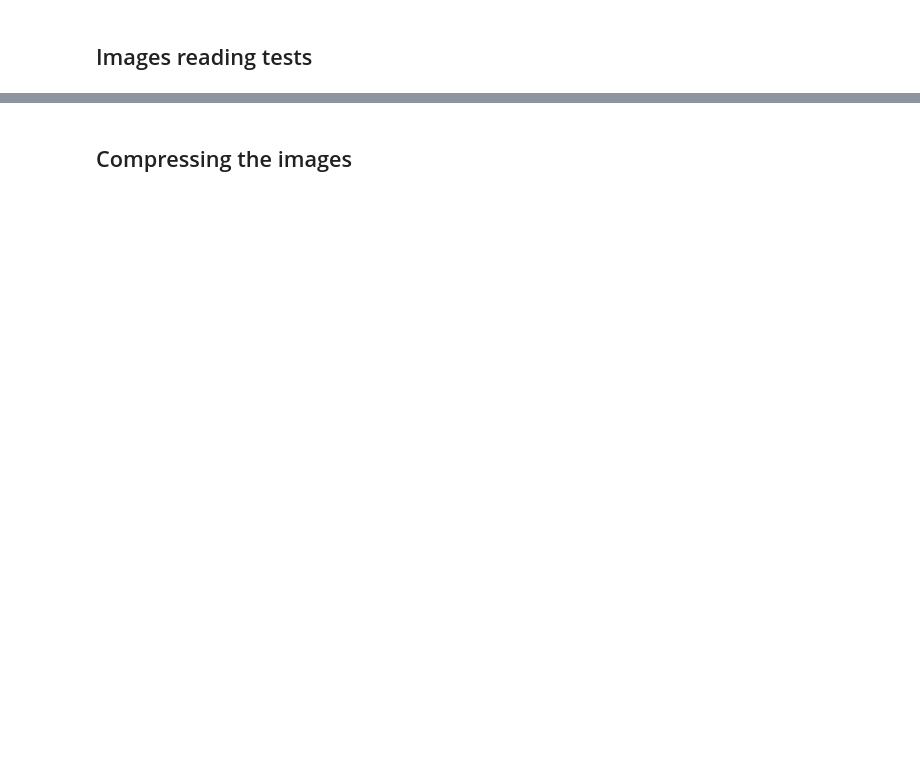
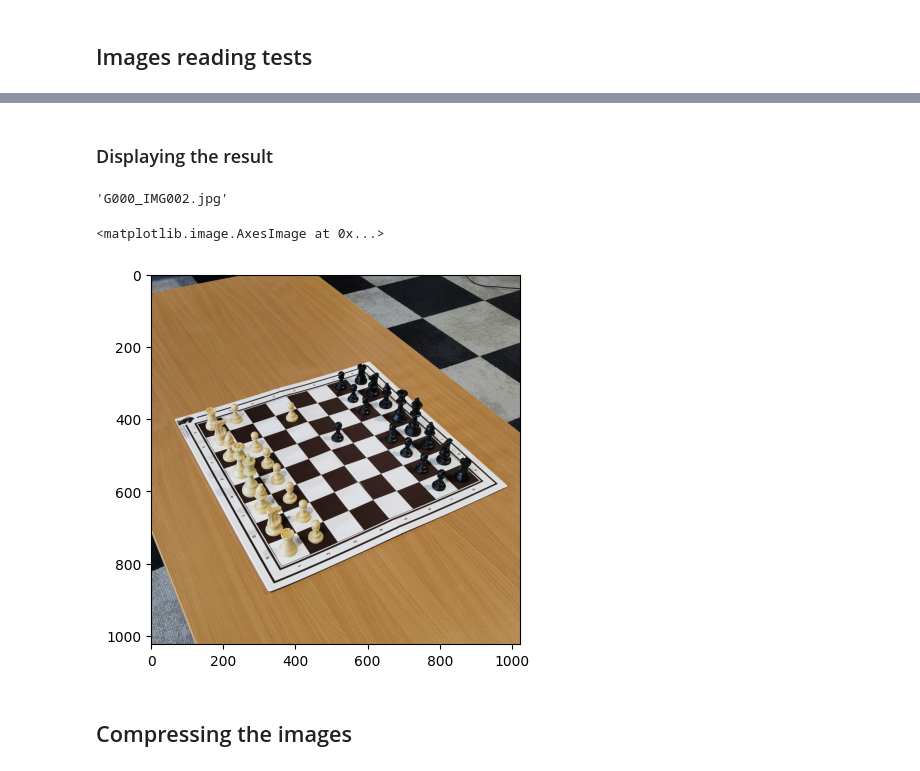
Before and after one commit to Kamiel27/chess_winner, a Jupyter notebook: notebook/ir_preprocess.ipynb, the cells around one changed output, grey strips where cells are left out. Cells and saved outputs as stored; diff of their text form; code cells hidden in the pictures; blank space fills up the shorter version.

```diff
--- a/notebook/ir_preprocess.ipynb
+++ b/notebook/ir_preprocess.ipynb
@@ -366,0 +381,4 @@ float_cv_reshaped.shape
+# %%
+labels_0 = list(pd_filtered_output[pd_filtered_output["game_id"] == 0]["file_name"])
+# %%
+dir_0_dataset= tf.keras.utils.image_dataset_from_directory(directory=os.path.join(images_path,str(pd_filtered_output.loc[0, "game_id"])), labels=labels_0, batch_size=None, image_size=(1024,1024))
@@ -367,2 +393,13 @@ float_cv_reshaped.shape
+# %% [markdown]
+### Displaying the result
+# %%
+str(dir_0_list[0][1]).strip("b\'")
+# %% [output]
+'G000_IMG002.jpg'
+# %%
+plt.imshow(dir_0_list[0][0]/255)
+# %% [output]
+<matplotlib.image.AxesImage at 0x...>
+[figure, added]
 # %% [markdown]
 ## Compressing the images
```
Also changed, not shown: parts of 41 cells of this notebook, 1 other file.
